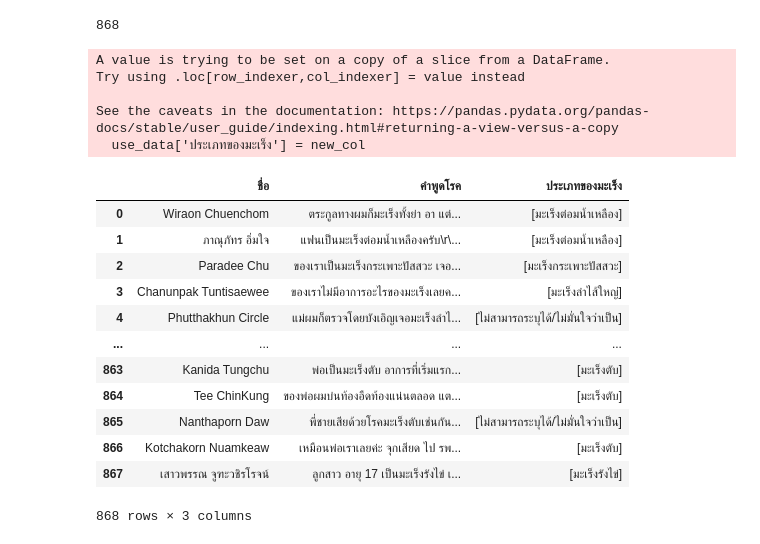
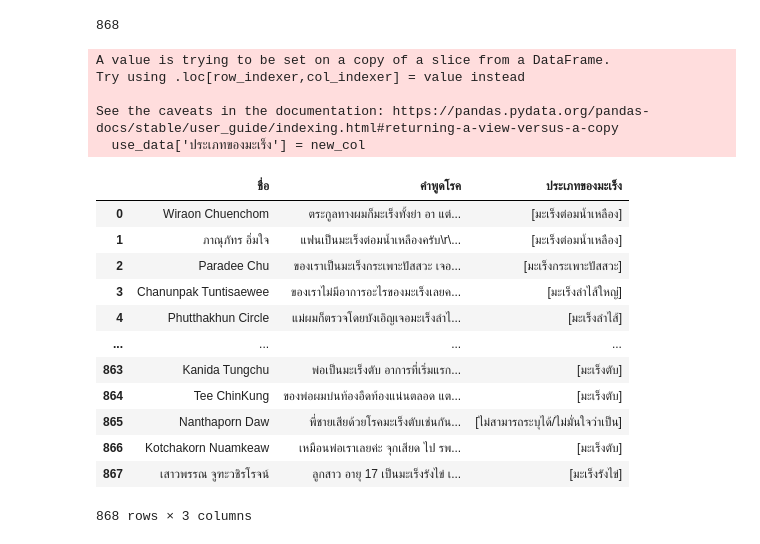
Before and after one commit to MOOwuttichai/Cancer_Social_Listening, a Jupyter notebook: project_มะเร็ง(หาโรคมะเร็ง).ipynb, the cells around one changed output. Saved outputs shown, nothing was run; the diff lists cells and outputs as text; code cells hidden in the pictures.

```diff
--- a/project_มะเร็ง(หาโรคมะเร็ง).ipynb
+++ b/project_มะเร็ง(หาโรคมะเร็ง).ipynb
@@ -166,21 +166,21 @@ len(new_col)
 # %% [output]
 868
 # %%
-use_data = x[['ชื่อ','คำพูดโรค']]
+use_data = comment[['ชื่อ','คำพูดโรค']]
 use_data['ประเภทของมะเร็ง'] = new_col
 use_data
 # %% [output]
 A value is trying to be set on a copy of a slice from a DataFrame.
 Try using .loc[row_indexer,col_indexer] = value instead
 
 See the caveats in the documentation: https://pandas.pydata.org/pandas-docs/stable/user_guide/indexing.html#returning-a-view-versus-a-copy
   use_data['ประเภทของมะเร็ง'] = new_col
 |  | ชื่อ | คำพูดโรค | ประเภทของมะเร็ง |
 | 0 | Wiraon Chuenchom | ตระกูลทางผมก็มะเร็งทั้งย่า อา แต่... | [มะเร็งต่อมน้ำเหลือง] |
 | 1 | ภาณุภัทร อิ่มใจ | แฟนเป็นมะเร็งต่อมน้ำเหลืองครับ\r\... | [มะเร็งต่อมน้ำเหลือง] |
 | 2 | Paradee Chu | ของเราเป็นมะเร็งกระเพาะปัสสวะ เจอ... | [มะเร็งกระเพาะปัสสวะ] |
 | 3 | Chanunpak Tuntisaewee | ของเราไม่มีอาการอะไรของมะเร็งเลยค... | [มะเร็งลำไส้ใหญ่] |
-| 4 | Phutthakhun Circle | แม่ผมก็ตรวจโดยบังเอิญเจอมะเร็งลำไ... | [ไม่สามารถระบุได้/ไม่มั่นใจว่าเป็น] |
+| 4 | Phutthakhun Circle | แม่ผมก็ตรวจโดยบังเอิญเจอมะเร็งลำไ... | [มะเร็งลำไส้] |
 | ... | ... | ... | ... |
 | 863 | Kanida Tungchu | พ่อเป็นมะเร็งตับ อาการที่เริ่มแรก... | [มะเร็งตับ] |
 | 864 | Tee ChinKung | ของพ่อผมบ่นท้องอืดท้องแน่นตลอด แต... | [มะเร็งตับ] |
```
